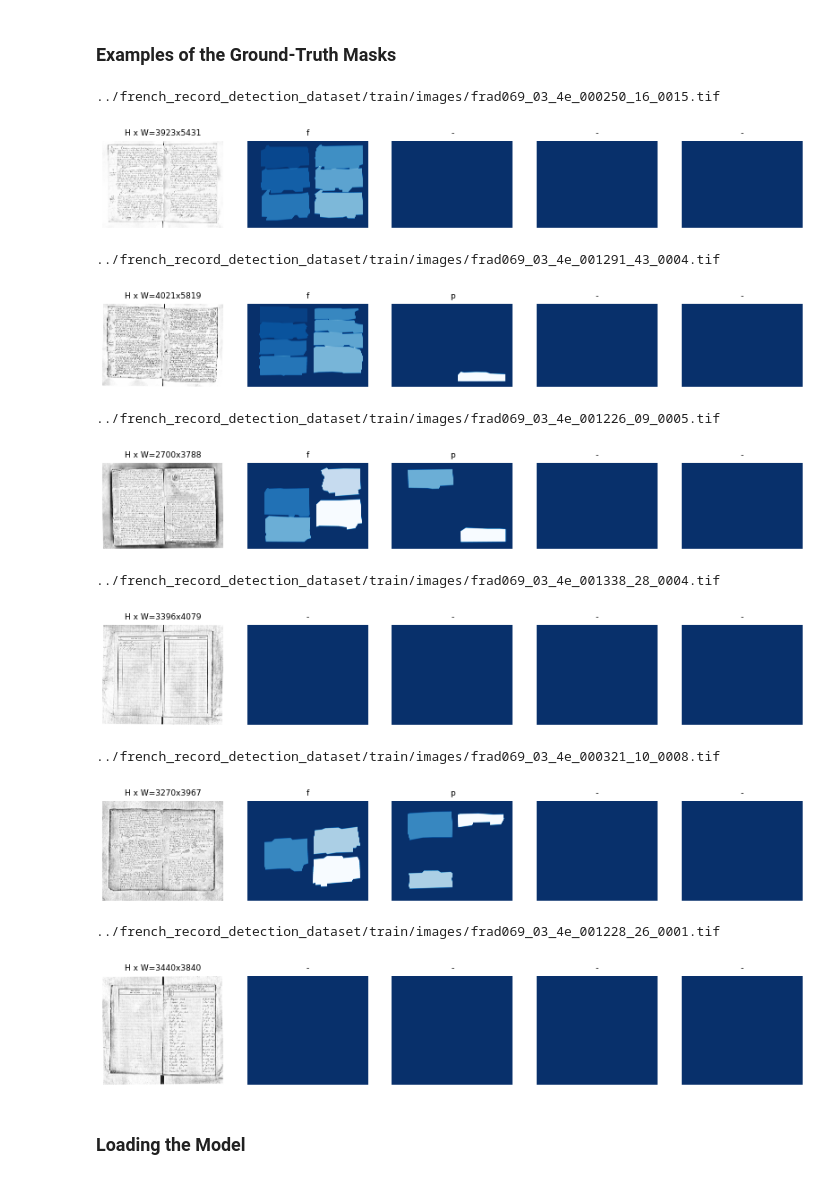
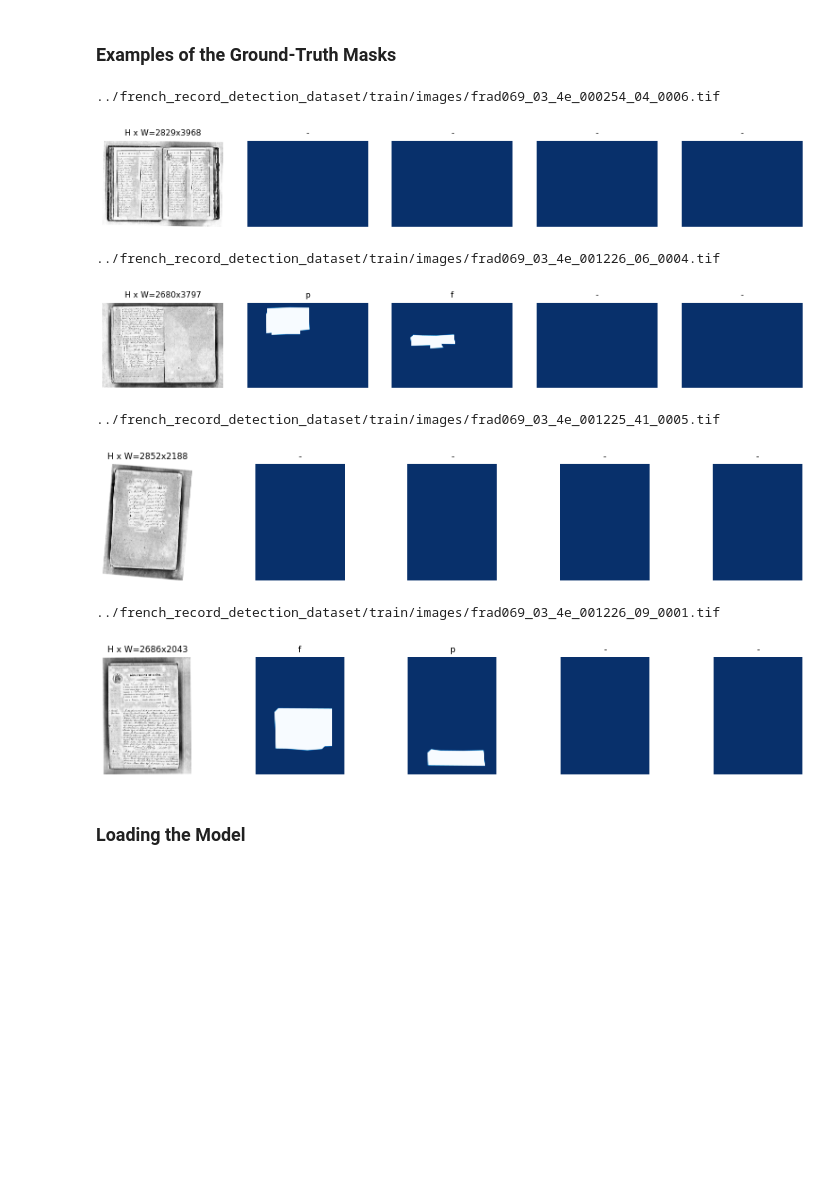
Before and after one commit to ericburdett/record_detection, a Jupyter notebook: record_detection.ipynb, the cells around one changed output. Drawn from its saved outputs; the diff is of its cells as text; code cells hidden in the pictures; blank space fills up the shorter version.

```diff
--- a/record_detection.ipynb
+++ b/record_detection.ipynb
@@ -286,24 +279,20 @@ Test: 25
 # %% [markdown]
 ### Examples of the Ground-Truth Masks
 # %%
-image_ids = np.random.choice(train_set.image_ids, 6)
+image_ids = np.random.choice(train_set.image_ids, 4)
 for image_id in image_ids:
   image = train_set.load_image(image_id)
   mask, class_ids = train_set.load_mask(image_id)
   visualize.display_top_masks(image, mask, class_ids, train_set.class_names)
 # %% [output]
-../french_record_detection_dataset/train/images/frad069_03_4e_000250_16_0015.tif
+../french_record_detection_dataset/train/images/frad069_03_4e_000254_04_0006.tif
-[figure, old version]
+[figure, new version]
-../french_record_detection_dataset/train/images/frad069_03_4e_001291_43_0004.tif
+../french_record_detection_dataset/train/images/frad069_03_4e_001226_06_0004.tif
-[figure, old version]
+[figure, new version]
-../french_record_detection_dataset/train/images/frad069_03_4e_001226_09_0005.tif
+../french_record_detection_dataset/train/images/frad069_03_4e_001225_41_0005.tif
-[figure, old version]
+[figure, new version]
-../french_record_detection_dataset/train/images/frad069_03_4e_001338_28_0004.tif
+../french_record_detection_dataset/train/images/frad069_03_4e_001226_09_0001.tif
-[figure, old version]
+[figure, new version]
-../french_record_detection_dataset/train/images/frad069_03_4e_000321_10_0008.tif
-[figure, removed]
-../french_record_detection_dataset/train/images/frad069_03_4e_001228_26_0001.tif
-[figure, removed]
 # %% [markdown]
 ### Loading the Model
 # %% [markdown]
```
Also changed, not shown: parts of 9 cells of this notebook.
